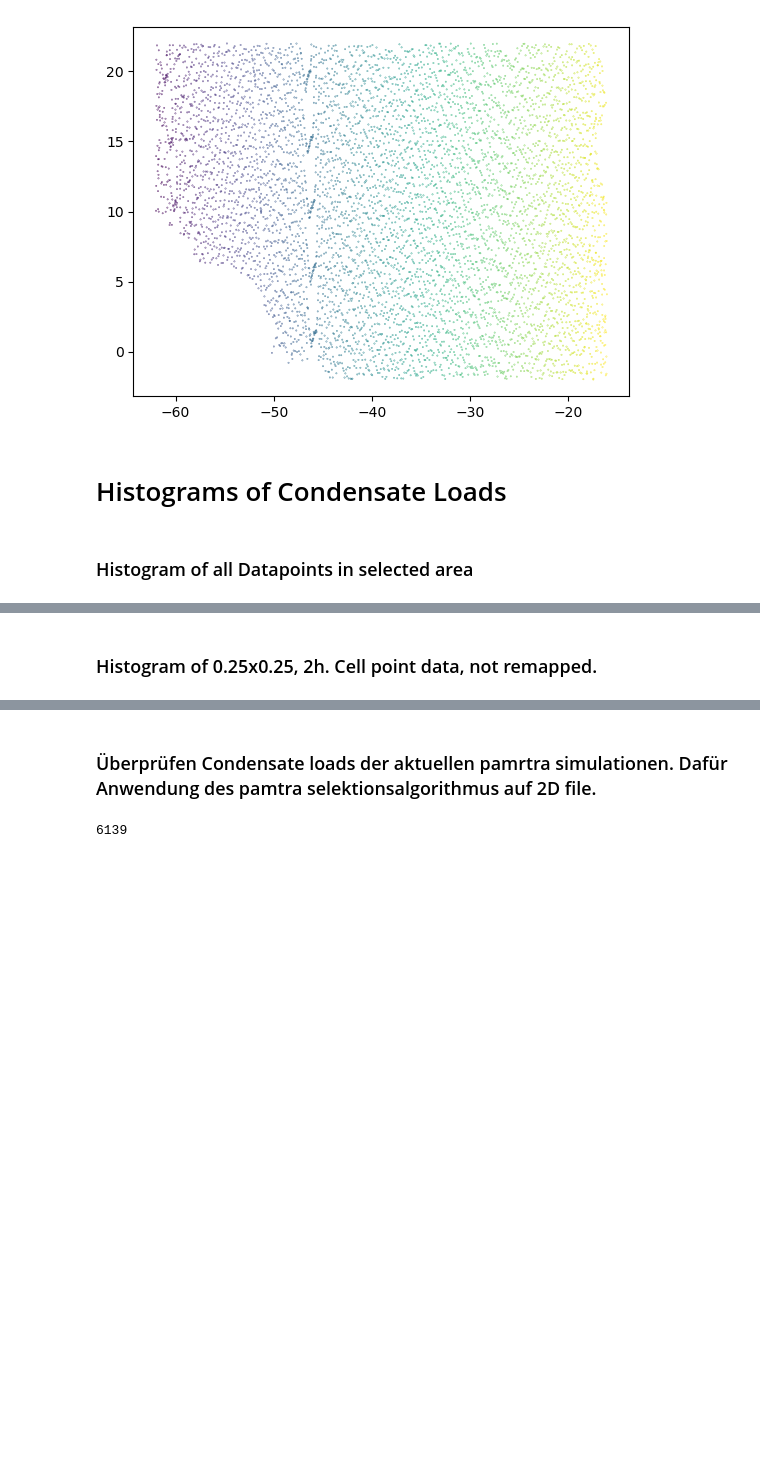
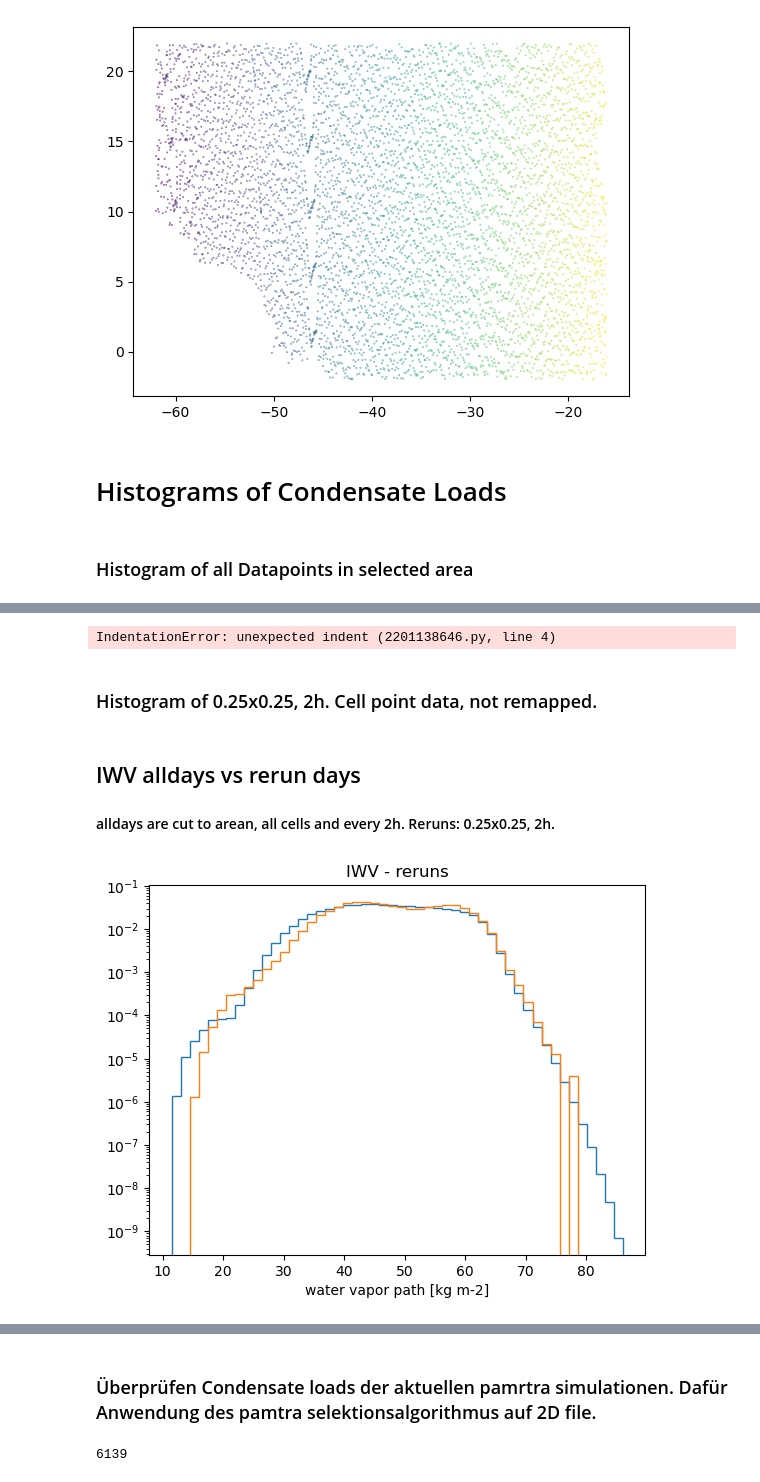
Before and after one commit to jani-be/NN_IWP_retrieval, a Jupyter notebook: NN_training_and_development/hydrometeor-climatology.ipynb, the cells around one changed output, grey strips where cells are left out. Cells and saved outputs as stored; diff of their text form; code cells hidden in the pictures; blank space fills up the shorter version.

Commit message:
updated database for representatives of condensate load data

```diff
--- a/NN_training_and_development/hydrometeor-climatology.ipynb
+++ b/NN_training_and_development/hydrometeor-climatology.ipynb
@@ -276,0 +418,27 @@ plt.scatter(lon[common_idx],lat[common_idx],marker=".",alpha=1,s=0.3,c=common_id
+# %%
+#use this to determin bin size
+path_sim = "/work/mh0492/m301067/orcestra/icon-mpim/build-lamorcestra/experiments/"
+twodim_files=[]
+dates=["0824","0829","0927"]
+appendices=["-rerun","-high3Drate","-rerun"]
+name_pamtra_run =  "cells_025x025_2h" # "all_area_1000th_cell" #
+if name_pamtra_run == "all_area_1000th_cell":
+    # Pamtra files
+    time_selection = "4h"
+    cell_selection = np.load('/home/u/u301032/orcestra/NN_IWP_retrieval/NN_training_and_development/cells_all_area_1000th_cell.npy')
+    pamtra_files ='/work/um0203/u301032/PAMTRA_output/PAMTRA-ICON_*_all_area_v1.nc'
+elif name_pamtra_run == "cells_025x025_2h":
+    cell_selection = np.load('/home/u/u301032/orcestra/NN_IWP_retrieval/NN_training_and_development/cells_025x025_sea.npy')
+    time_selection = "2h"
+    #pamtra_files =
+else:
+    print('please insert correct name of pamtra run')
+# Corresponding icon 2D files
+for DATE, appendix in zip(dates,appendices):
+    if DATE == "0829":
+        twodim_files.append(path_sim + f"orcestra_1250m_{DATE+appendix}/orcestra_1250m_{DATE+appendix}_atm_2d_ml_DOM01_2024{DATE}T000000Z.nc")
+    else:
+        twodim_files.append(path_sim + f"orcestra_1250m_{DATE+appendix}4janina/orcestra_1250m_{DATE+appendix}_atm_2d_ml_DOM01_2024{DATE}T000000Z.nc")
+#Reading and First Processing of datasets
+partial_func = partial(chp._preprocess,cells=cell_selection,frequency=time_selection)
+ds_icon_2d= xr.open_mfdataset(twodim_files,preprocess=partial_func)#, chunks={"ncells": -1})#,chunks="auto", parallel=True)
@@ -277,2 +458,34 @@ plt.scatter(lon[common_idx],lat[common_idx],marker=".",alpha=1,s=0.3,c=common_id
+# %%
+# for IWV
+
+# for others: drop zeroes
+  variables = [
+    'prw', #water vapor path
+    'qivi', #cloud ice path
+    'cllvi', #cloud liquid water path
+    'qrvi', #rain path
+    'qsvi', #snow path
+    'qgvi' #graupel path
+  ]
+for variable in variables[1:]
+# %% [output]
+IndentationError: unexpected indent (2201138646.py, line 4)
 # %% [markdown]
 ### Histogram of 0.25x0.25, 2h. Cell point data, not remapped.
+# %% [markdown]
+## IWV alldays vs rerun days
+#### alldays are cut to arean, all cells and every 2h. Reruns:  0.25x0.25, 2h.
+# %%
+# Alldays:
+hist_allcells_iwv=ds['prw'].plot.hist(bins=50,density=True, histtype='step')
+plt.yscale("log")
+plt.title('IWV - alldays')
+# Reruns:
+hist_rerun_iwv=ds_icon_2d['prw'].plot.hist(bins=hist_allcells_iwv[1],density=True, histtype='step')
+#time steps 33 -> too big! maybe choose smaller?
+plt.yscale("log")
+plt.title('IWV - reruns')
+
+plt.show()
+# %% [output]
+[figure, added]
```
Also changed, not shown: parts of 27 cells of this notebook.
